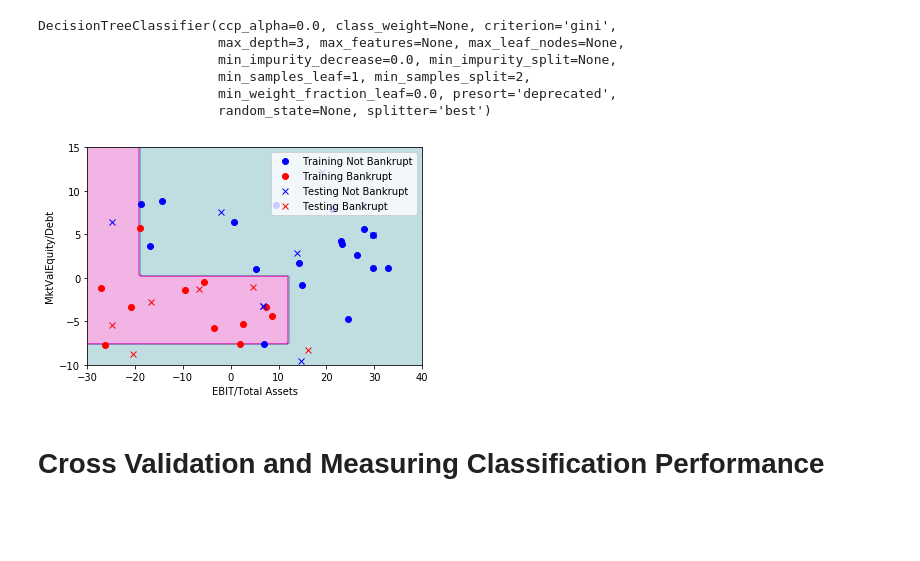
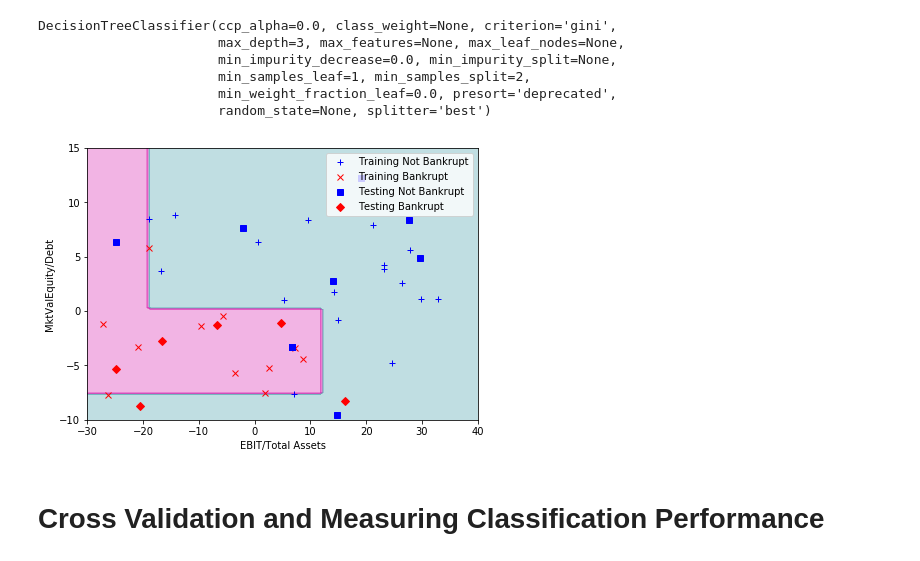
Before and after one commit to Damonlee92/Build_Your_Own_AI_Investor, a Jupyter notebook: Chapter_3_Machine_Learning_Intro/Chapter 3 - Exercise 7 - Decision Tree Classification Underfitting and Overfitting.ipynb, the cells around one changed output. Drawn from its saved outputs; the diff is of its cells as text; code cells hidden in the pictures; blank space fills up the shorter version.

```diff
--- a/Chapter_3_Machine_Learning_Intro/Chapter 3 - Exercise 7 - Decision Tree Classification Underfitting and Overfitting.ipynb
+++ b/Chapter_3_Machine_Learning_Intro/Chapter 3 - Exercise 7 - Decision Tree Classification Underfitting and Overfitting.ipynb
@@ -110,22 +135,23 @@ DecisionTreeClassifier(ccp_alpha=0.0, class_weight=None, criterion='gini',
 # %%
 # Contour plot with scatter points of training and testing data
 from matplotlib.colors import ListedColormap
 x1s = np.linspace(-30, 40, 100)
 x2s = np.linspace(-10, 15, 100)
 x1, x2 = np.meshgrid(x1s, x2s)
 X_new = np.c_[x1.ravel(), x2.ravel()]
 y_pred = tree_clf2.predict(X_new).astype(int).reshape(x1.shape)
 custom_cmap = ListedColormap(['#2F939F','#D609A8'])
+plt.figure(figsize=(7,5))
 plt.contourf(x1, x2, y_pred, alpha=0.3, cmap=custom_cmap)
-plt.plot(X_train['EBIT/Total Assets'][Y==False], X_train['MktValEquity/Debt'][Y==False], "bo",
-         X_train['EBIT/Total Assets'][Y==True], X_train['MktValEquity/Debt'][Y==True], "ro",
-         X_test['EBIT/Total Assets'][Y==False], X_test['MktValEquity/Debt'][Y==False], "bx",
-         X_test['EBIT/Total Assets'][Y==True], X_test['MktValEquity/Debt'][Y==True], "rx")
+plt.plot(X_train['EBIT/Total Assets'][Y==False], X_train['MktValEquity/Debt'][Y==False], "b+",
+         X_train['EBIT/Total Assets'][Y==True], X_train['MktValEquity/Debt'][Y==True], "rx",
+         X_test['EBIT/Total Assets'][Y==False], X_test['MktValEquity/Debt'][Y==False], "bs",
+         X_test['EBIT/Total Assets'][Y==True], X_test['MktValEquity/Debt'][Y==True], "rD")
 plt.xlabel('EBIT/Total Assets')
 plt.ylabel('MktValEquity/Debt')
 plt.legend(('Training Not Bankrupt', 'Training Bankrupt', 'Testing Not Bankrupt', 'Testing Bankrupt'), loc=1);
 # %% [output]
-[figure, old version]
+[figure, new version]
 # %% [markdown]
 # Cross Validation and Measuring Classification Performance
 # %%
```
Also changed, not shown: parts of 3 cells of this notebook, 4 other files.
